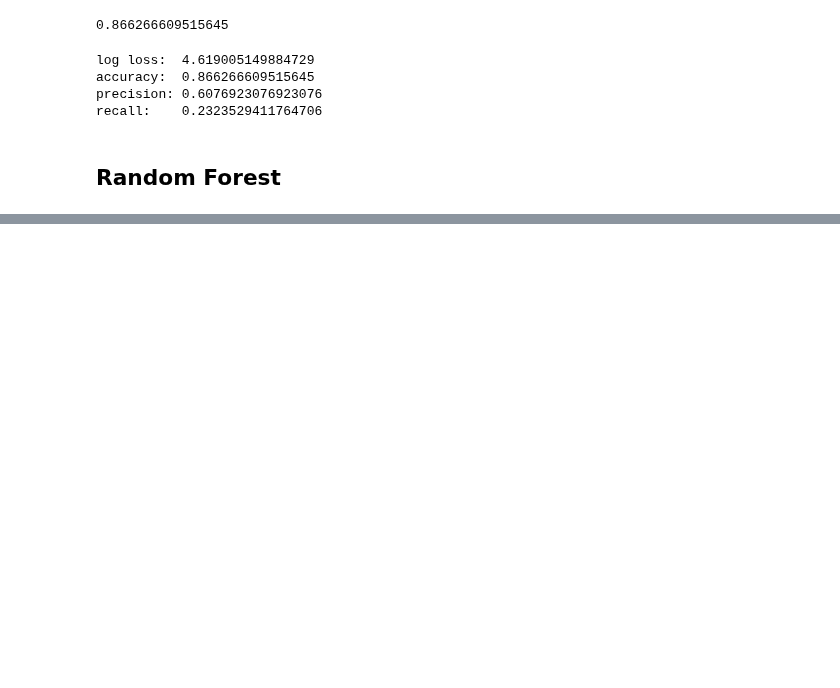
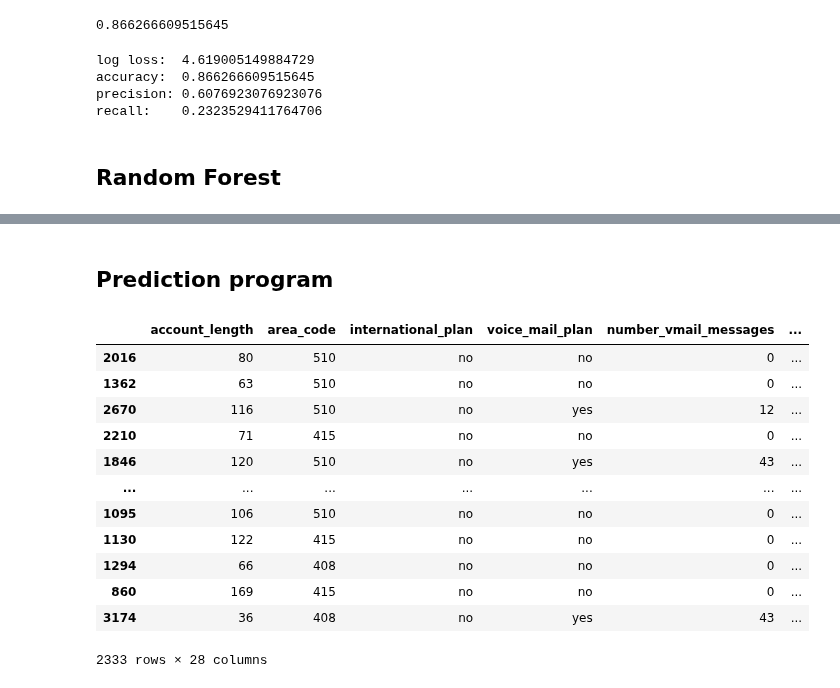
Before and after one commit to arthursjkim/SyriaTel_Customer_Churn, a Jupyter notebook: Tony_notebook.ipynb, the cells around one changed output, grey strips where cells are left out. Drawn from its saved outputs; the diff is of its cells as text; code cells hidden in the pictures; blank space fills up the shorter version.

```diff
--- a/Tony_notebook.ipynb
+++ b/Tony_notebook.ipynb
@@ -567,0 +662,18 @@ xgb_model= xg.XGBRegressor(random_state=42, objective='reg:squarederror')
+# %% [markdown]
+## Prediction program
+# %%
+X_train
+# %% [output]
+|  | account_length | area_code | international_plan | voice_mail_plan | number_vmail_messages | ... |
+| 2016 | 80 | 510 | no | no | 0 | ... |
+| 1362 | 63 | 510 | no | no | 0 | ... |
+| 2670 | 116 | 510 | no | yes | 12 | ... |
+| 2210 | 71 | 415 | no | no | 0 | ... |
+| 1846 | 120 | 510 | no | yes | 43 | ... |
+| ... | ... | ... | ... | ... | ... | ... |
+| 1095 | 106 | 510 | no | no | 0 | ... |
+| 1130 | 122 | 415 | no | no | 0 | ... |
+| 1294 | 66 | 408 | no | no | 0 | ... |
+| 860 | 169 | 415 | no | no | 0 | ... |
+| 3174 | 36 | 408 | no | yes | 43 | ... |
+2333 rows × 28 columns
```
Also changed, not shown: parts of 31 cells of this notebook.
